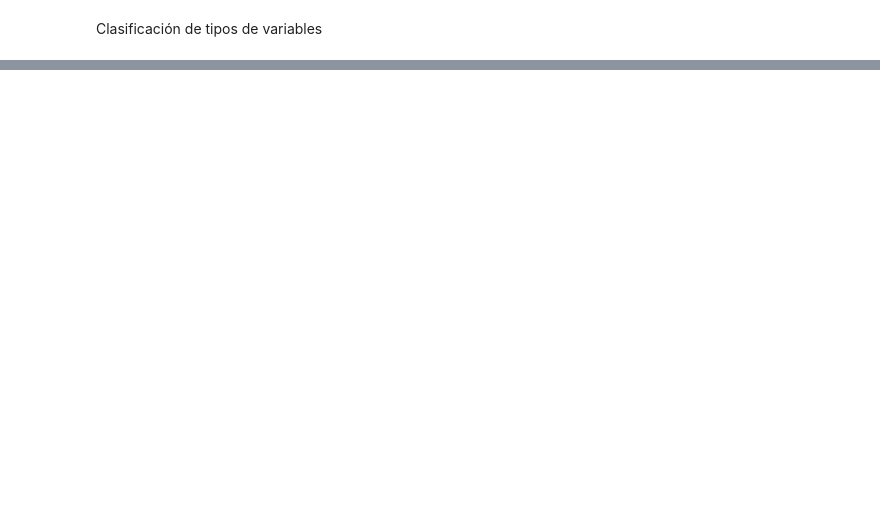
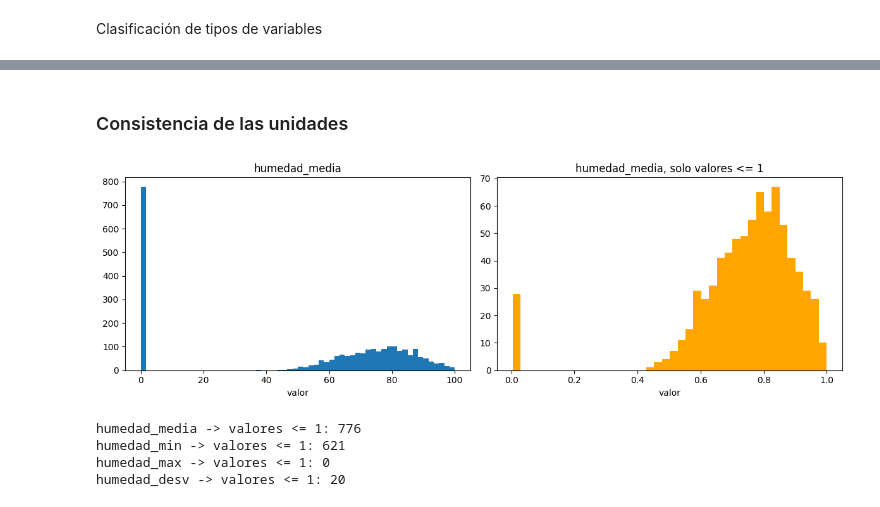
Before and after one commit to JuanSe8190/Laboratorio1-Aprendizaje-de-m-quina, a Jupyter notebook: ActividadesLab1.ipynb, the cells around one changed output, grey strips where cells are left out. Cells and saved outputs as stored; diff of their text form; code cells hidden in the pictures; blank space fills up the shorter version.

```diff
--- a/ActividadesLab1.ipynb
+++ b/ActividadesLab1.ipynb
@@ -277,4 +131,0 @@ Shape inicial: (2576, 27)
-# %%
-# La variable objetivo no se imputa
-data = data.dropna(subset=['temp_max_manana'])
-print("Shape tras eliminar nulos en el objetivo:", data.shape)
@@ -297,8 +131,0 @@ Shape tras corregir unicidad: (2394, 27)
-# %%
-# Valores <= 1 están en escala fracción (0-1) los llevamos a escala porcentual (0-100)
-data.loc[data['humedad_media'] <= 1, 'humedad_media'] *= 100
-
-data.loc[data['humedad_min'] <= 1, 'humedad_min'] *= 100
-
-print(data['humedad_min'].describe())
-print(data['humedad_media'].describe())
@@ -406,15 +131,0 @@ data['estacion_anio'] = data['dia_del_anio'].apply(estacion_desde_dia)
-# %%
-from sklearn.impute import SimpleImputer
-
-# Columnas numéricas excluyendo el objetivo que ya está limpio
-cols_numericas = data.select_dtypes(include='number').columns.drop('temp_max_manana')
-
-imr = SimpleImputer(missing_values=np.nan, strategy='median')
-data[cols_numericas] = imr.fit_transform(data[cols_numericas])
-
-# Categóricas: imputar con la moda
-for col in ['sector_viento']:  # estacion_anio y mes_num ya no tienen nulos
-    moda = data[col].mode()[0]
-    data[col] = data[col].fillna(moda)
-
-print(data.isnull().sum())
@@ -438,0 +333,26 @@ dtype: int64
+# %% [markdown]
+### Consistencia de las unidades
+# %%
+plt.figure(figsize=(12,4))
+
+plt.subplot(1, 2, 1)
+plt.hist(data['humedad_media'].dropna(), bins=60)
+plt.title('humedad_media')
+plt.xlabel('valor')
+
+plt.subplot(1, 2, 2)
+plt.hist(data.loc[data['humedad_media'] <= 1, 'humedad_media'], bins=40, color='orange')
+plt.title('humedad_media, solo valores <= 1')
+plt.xlabel('valor')
+
+plt.tight_layout()
+plt.show()
+
+for c in ['humedad_media','humedad_min','humedad_max','humedad_desv']:
+    print(c, "-> valores <= 1:", int((data[c] <= 1).sum()))
+# %% [output]
+[figure, added]
+humedad_media -> valores <= 1: 776
+humedad_min -> valores <= 1: 621
+humedad_max -> valores <= 1: 0
+humedad_desv -> valores <= 1: 20
```
Also changed, not shown: parts of 133 cells of this notebook, 2 other files.
